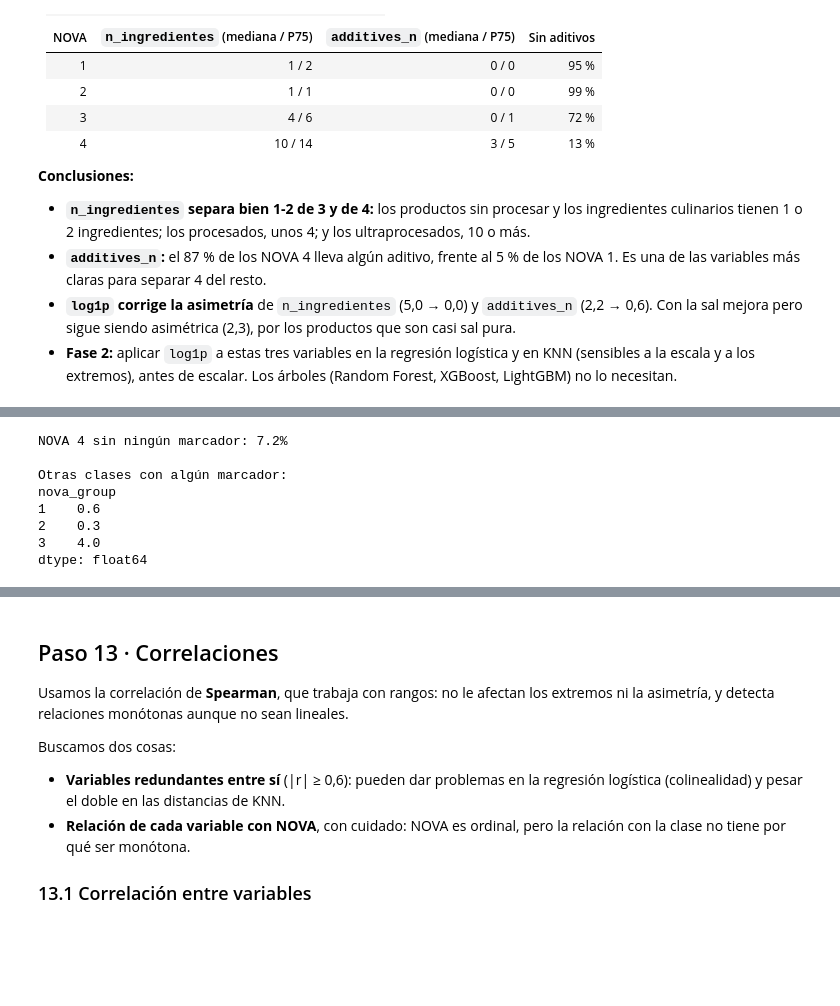
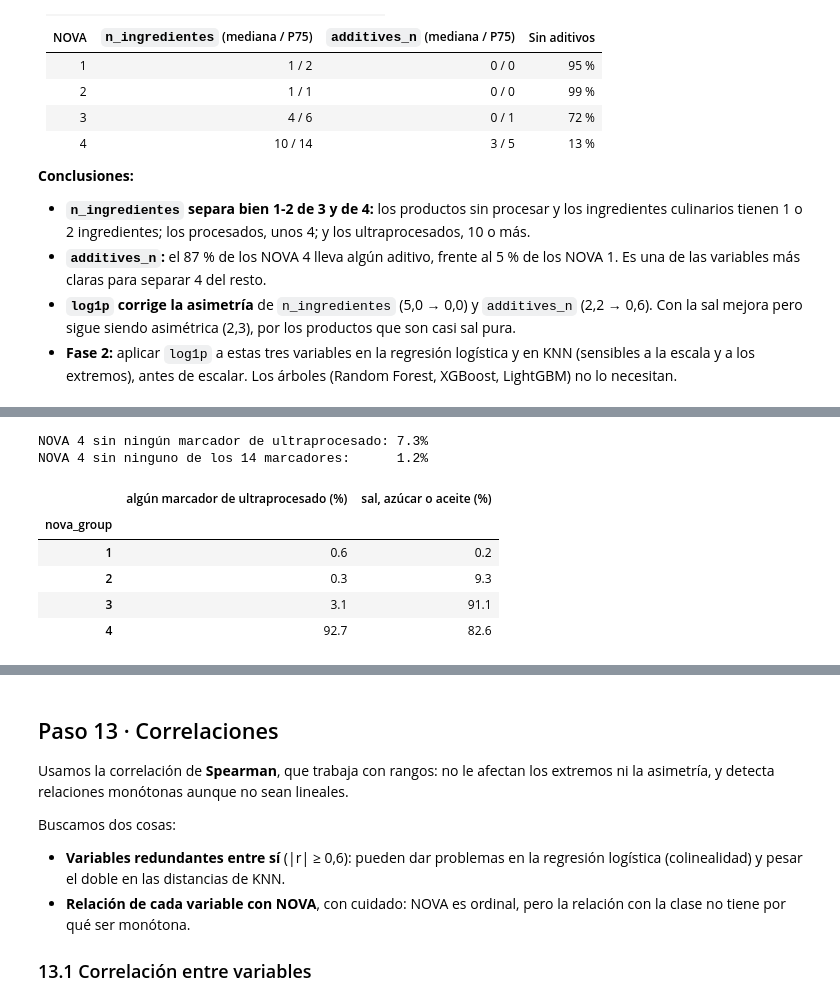
Before and after one commit to IA-P1-BCN/real-food-classifier, a Jupyter notebook: notebooks/02_eda_analysis.ipynb, the cells around one changed output, grey strips where cells are left out. Cells and saved outputs as stored; diff of their text form; code cells hidden in the pictures; blank space fills up the shorter version.

```diff
--- a/notebooks/02_eda_analysis.ipynb
+++ b/notebooks/02_eda_analysis.ipynb
@@ -48,6 +48,9 @@ NO_MODELO = ["code", "product_name", "brands", "grupo_producto", "ingredients_te
 
 nutrientes  = [c for c in df.columns if c.endswith("_100g")]   # se buscan por sufijo, sin escribirlos a mano
 marcadores  = [c for c in df.columns if c.startswith("tiene_")]
+anadidos = ["tiene_sal", "tiene_azucar", "tiene_aceite"]                          # ingredientes culinarios (NOVA 3)
+ultra = [c for c in marcadores if c not in anadidos + ["tiene_conservantes"]]    # los 10 de ultraprocesado
+print(len(ultra), "de ultraprocesado ·", len(anadidos), "añadidos · conservantes")
 categoricas = ["pnns_groups_1", "pnns_groups_2"]
 print(len(nutrientes), nutrientes)
 print(len(marcadores), marcadores)
@@ -416,19 +424,25 @@ pct_marcadores.sort_values("total", ascending=False)
 # %%
-# ¿Algún marcador presente?
-alguno = train[marcadores].sum(axis=1) > 0
+# Dos grupos: ultraprocesado (casi solo NOVA 4) e ingredientes añadidos (NOVA 3)
+ultra_alguno = train[ultra].sum(axis=1) > 0
+anadidos_alguno = train[anadidos].sum(axis=1) > 0
 
-print("NOVA 4 sin ningún marcador:", f"{(~alguno[train[OBJETIVO] == 4]).mean():.1%}")
-print("\nOtras clases con algún marcador:")
-print(alguno[train[OBJETIVO] != 4].groupby(train[OBJETIVO]).mean().mul(100).round(1))
+print("NOVA 4 sin ningún marcador de ultraprocesado:", f"{(~ultra_alguno[train[OBJETIVO] == 4]).mean():.1%}")
+print("NOVA 4 sin ninguno de los 14 marcadores:     ",
+      f"{(train.loc[train[OBJETIVO] == 4, marcadores].sum(axis=1) == 0).mean():.1%}")
+
+pd.DataFrame({
+    "algún marcador de ultraprocesado (%)": ultra_alguno.groupby(train[OBJETIVO]).mean() * 100,
+    "sal, azúcar o aceite (%)": anadidos_alguno.groupby(train[OBJETIVO]).mean() * 100,
+}).round(1)
 # %% [output]
-NOVA 4 sin ningún marcador: 7.2%
-
-Otras clases con algún marcador:
-nova_group
-1    0.6
-2    0.3
-3    4.0
-dtype: float64
+NOVA 4 sin ningún marcador de ultraprocesado: 7.3%
+NOVA 4 sin ninguno de los 14 marcadores:      1.2%
+|  | algún marcador de ultraprocesado (%) | sal, azúcar o aceite (%) |
+| nova_group |  |  |
+| 1 | 0.6 | 0.2 |
+| 2 | 0.3 | 9.3 |
+| 3 | 3.1 | 91.1 |
+| 4 | 92.7 | 82.6 |
 # %% [markdown]
 **Resultados** (% de productos con el marcador, train):
 
```
Also changed, not shown: parts of 10 cells of this notebook, 3 other files.
